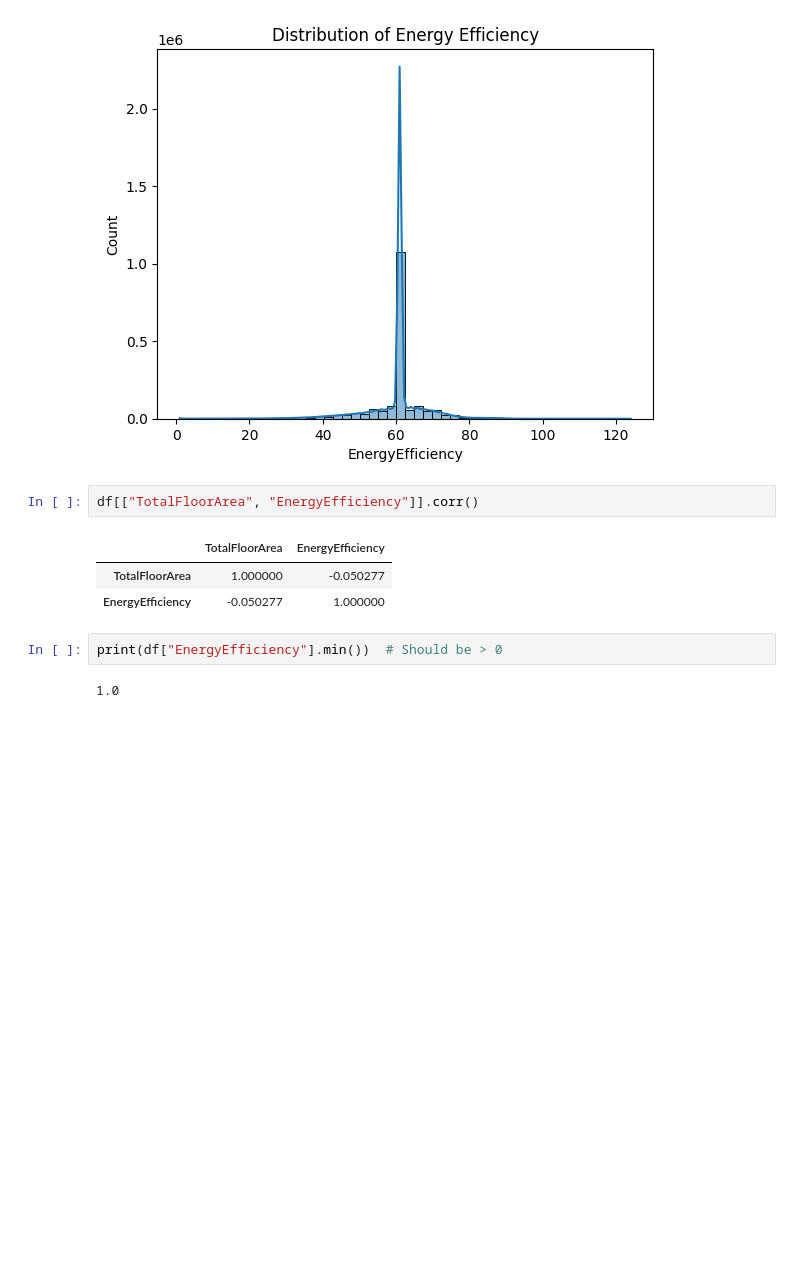
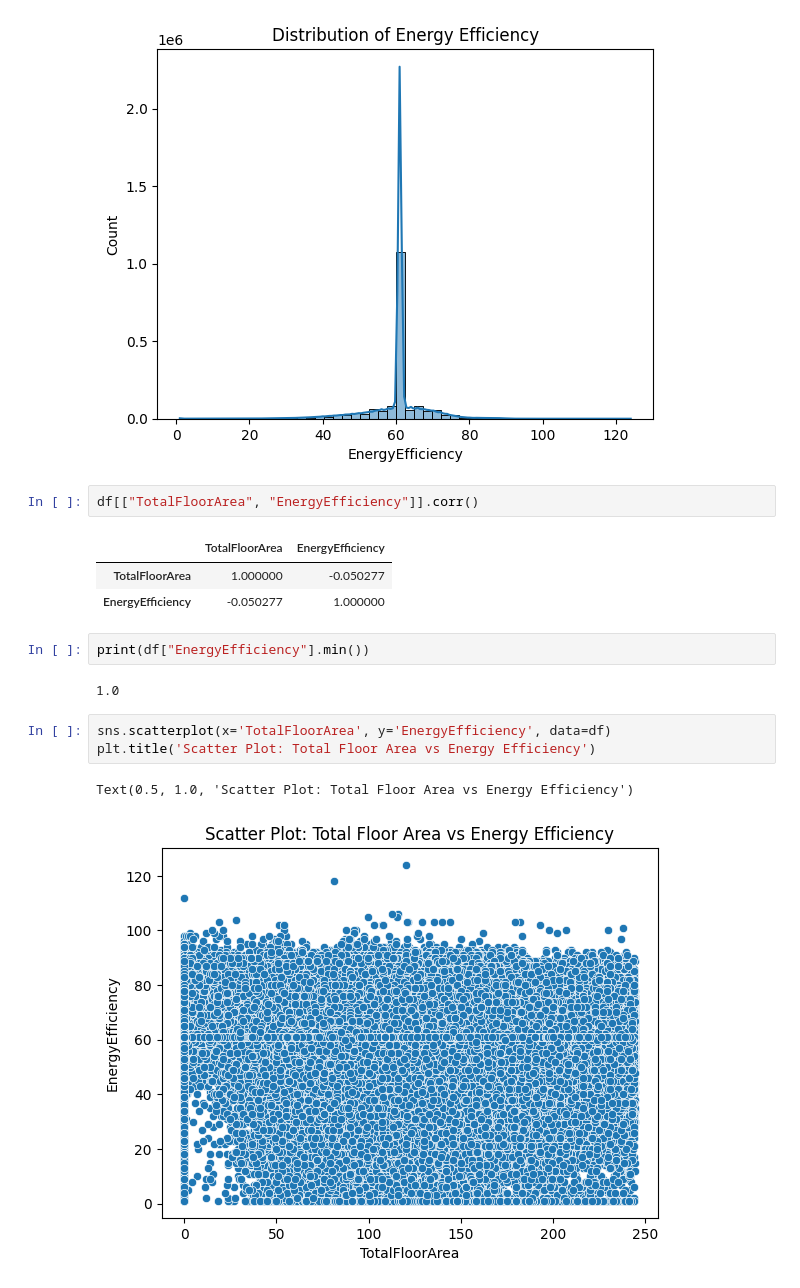
Before and after one commit to shakthi01912/Urban_sustainability_2025_Hackthon, a Jupyter notebook: development/Urban/BuildingAndEPC/insights.ipynb, the cells around one changed output. Drawn from its saved outputs; the diff is of its cells as text; blank space fills up the shorter version.

Commit message:
Visualize the Data total floor area and energy efficiency

```diff
--- a/development/Urban/BuildingAndEPC/insights.ipynb
+++ b/development/Urban/BuildingAndEPC/insights.ipynb
@@ -85,6 +85,12 @@ df[["TotalFloorArea", "EnergyEfficiency"]].corr()
 | TotalFloorArea | 1.000000 | -0.050277 |
 | EnergyEfficiency | -0.050277 | 1.000000 |
 # %%
-print(df["EnergyEfficiency"].min())  # Should be > 0
+print(df["EnergyEfficiency"].min())
 # %% [output]
 1.0
+# %%
+sns.scatterplot(x='TotalFloorArea', y='EnergyEfficiency', data=df)
+plt.title('Scatter Plot: Total Floor Area vs Energy Efficiency')
+# %% [output]
+Text(0.5, 1.0, 'Scatter Plot: Total Floor Area vs Energy Efficiency')
+[figure, added]
```
